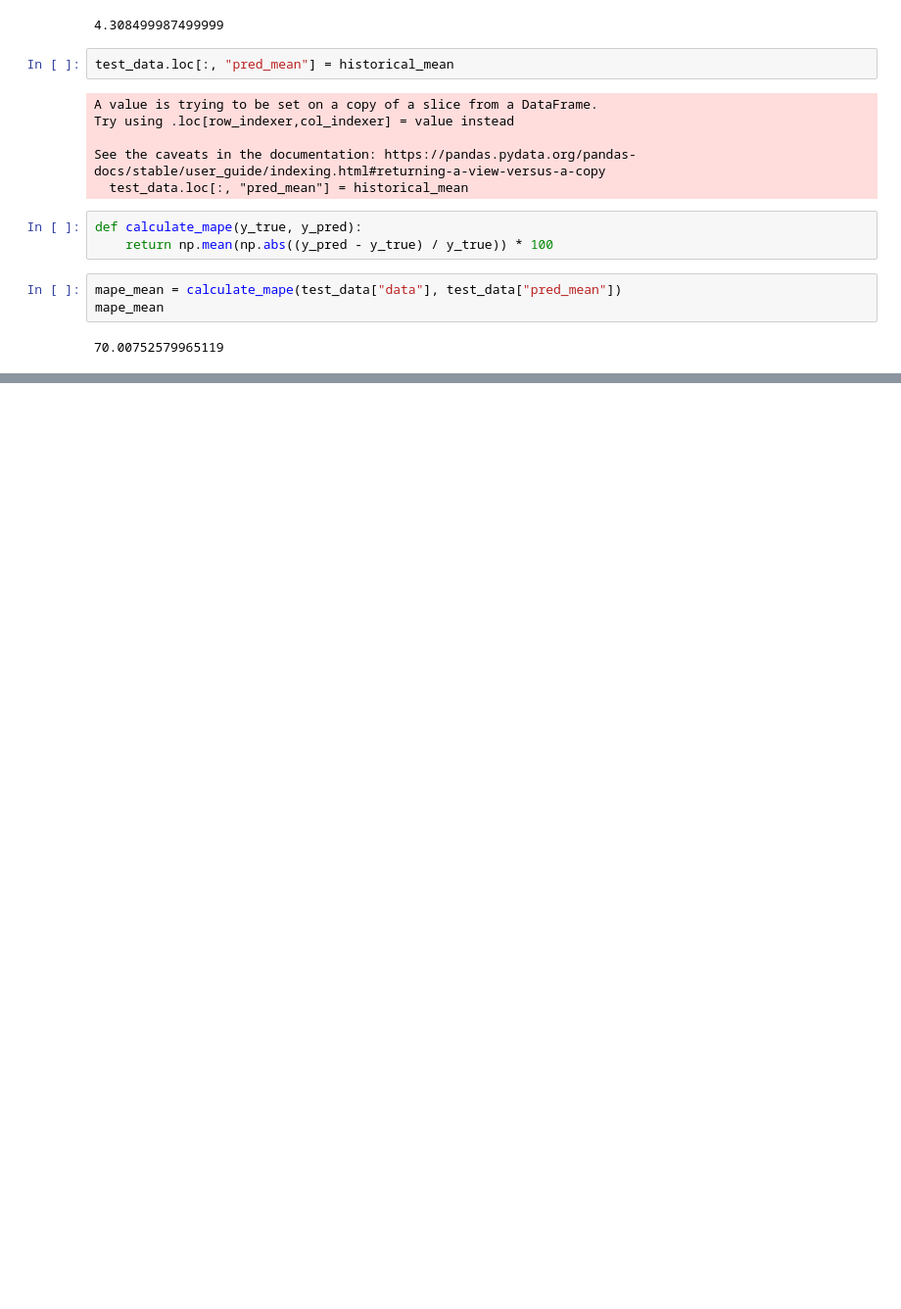
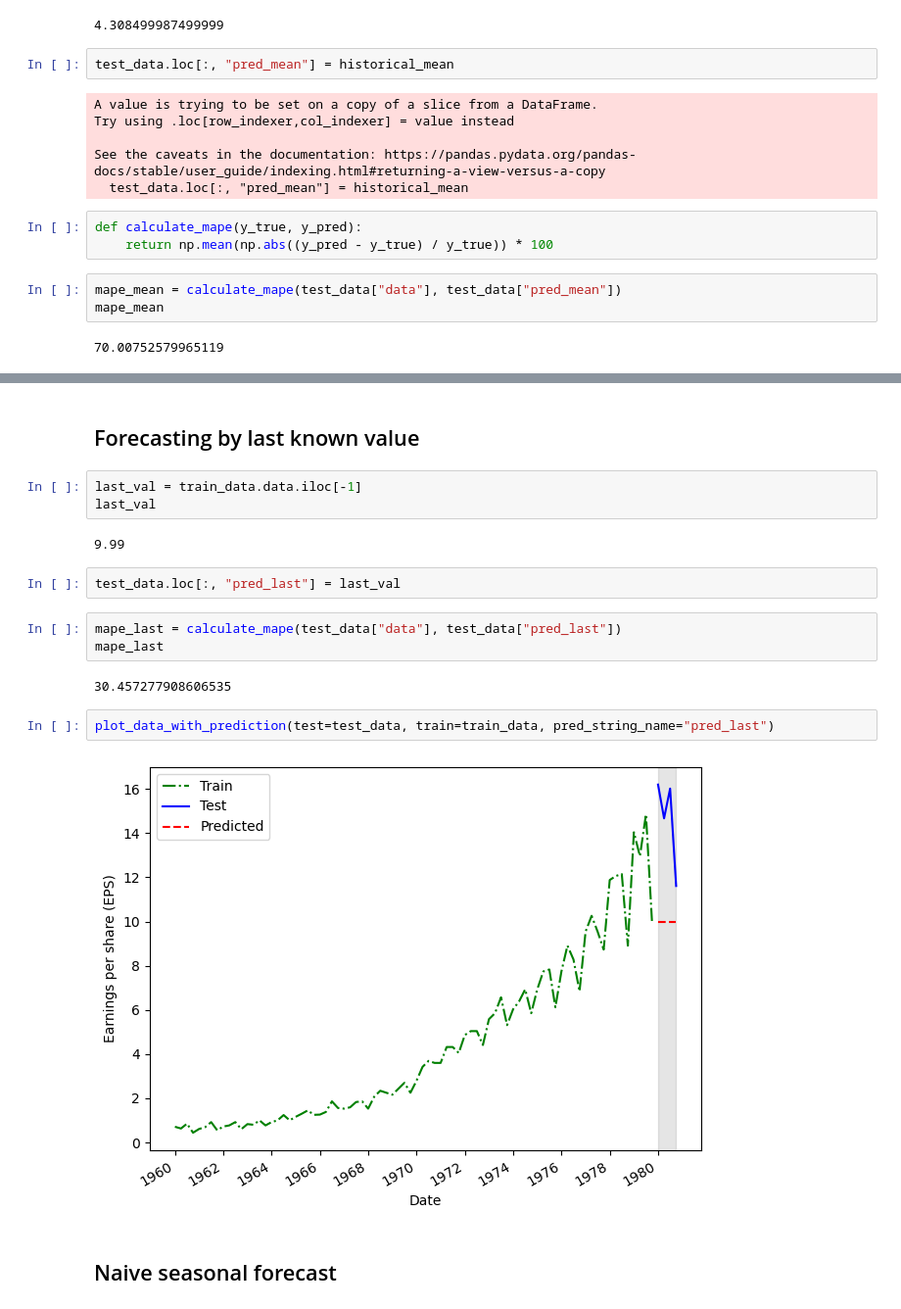
Before and after one commit to Alexa201228/timeseriesPracticeML, a Jupyter notebook: JnJprediction.ipynb, the cells around one changed output, grey strips where cells are left out. Shown: that part at 98% size. Cells and saved outputs as stored; diff of their text form; blank space fills up the shorter version.

```diff
--- a/JnJprediction.ipynb
+++ b/JnJprediction.ipynb
@@ -78,0 +107,20 @@ plt.tight_layout()
+# %% [markdown]
+## Forecasting by last known value
+# %%
+last_val = train_data.data.iloc[-1]
+last_val
+# %% [output]
+9.99
+# %%
+test_data.loc[:, "pred_last"] = last_val
+# %%
+mape_last = calculate_mape(test_data["data"], test_data["pred_last"])
+mape_last
+# %% [output]
+30.457277908606535
+# %%
+plot_data_with_prediction(test=test_data, train=train_data, pred_string_name="pred_last")
+# %% [output]
+[figure, added]
+# %% [markdown]
+## Naive seasonal forecast
```
Also changed, not shown: parts of 10 cells of this notebook.
